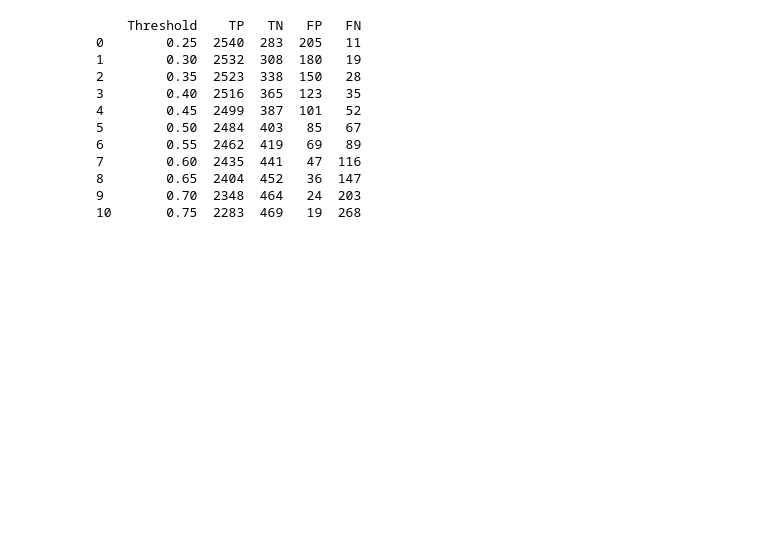
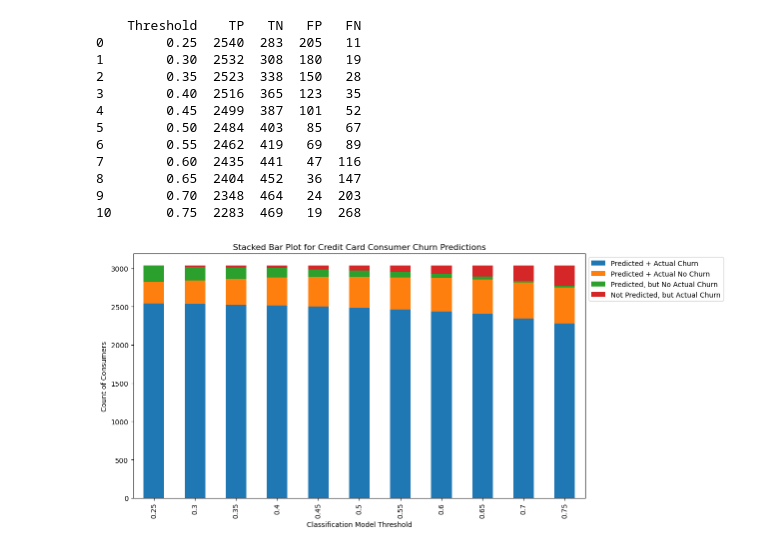
Before and after one commit to shailja-somani-0/ADS-505-Predict-Credit-Card-Churn, a Jupyter notebook: Final_Project.ipynb, the cells around one changed output. Saved outputs shown, nothing was run; the diff lists cells and outputs as text; code cells hidden in the pictures; blank space fills up the shorter version.

Commit message:
Add thresholding graph + minor documentation adds

```diff
--- a/Final_Project.ipynb
+++ b/Final_Project.ipynb
@@ -539,3 +544,26 @@ print(df_results)
 8        0.65  2404  452   36  147
 9        0.70  2348  464   24  203
 10       0.75  2283  469   19  268
+# %%
+# Plotting
+ax = df_results.plot(x='Threshold', y=['TP', 'TN', 'FP', 'FN'], kind='bar', stacked=True, figsize=(10, 6))
+
+# Customize plot
+plt.title('Stacked Bar Plot for Credit Card Consumer Churn Predictions')
+plt.ylabel('Count of Consumers')
+plt.xlabel('Classification Model Threshold')
+plt.tight_layout()
+
+# Set Legend
+legend_labels = [
+    'Predicted + Actual Churn',
+    'Predicted + Actual No Churn',
+    'Predicted, but No Actual Churn',
+    'Not Predicted, but Actual Churn'
+]
+ax.legend(legend_labels, loc='upper left', bbox_to_anchor=(1, 1))
+
+# Display the plot
+plt.show()
+# %% [output]
+[figure, added]
```
Also changed, not shown: parts of 4 cells of this notebook.
